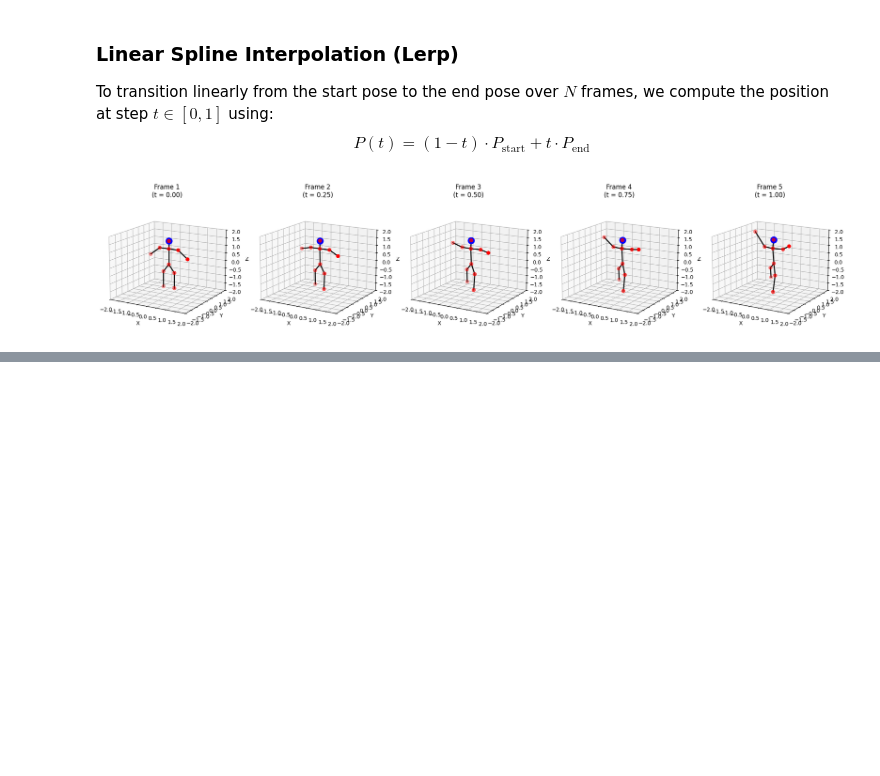
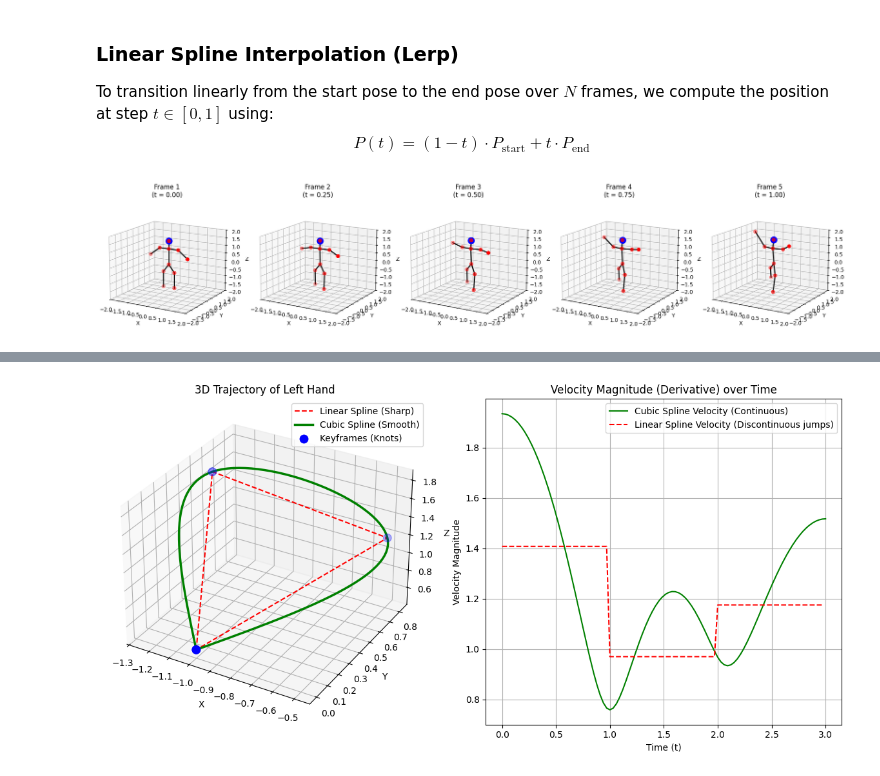
Before and after one commit to nurfnick/Numerical_Methods, a Jupyter notebook: Module_5_Interpolation/linearSplinesAnimation.ipynb, the cells around one changed output, grey strips where cells are left out. Saved outputs shown, nothing was run; the diff lists cells and outputs as text; code cells hidden in the pictures; blank space fills up the shorter version.

Commit message:
Added a knot smoother

```diff
--- a/Module_5_Interpolation/linearSplinesAnimation.ipynb
+++ b/Module_5_Interpolation/linearSplinesAnimation.ipynb
@@ -97,0 +102,66 @@ plt.show()
+# %%
+import numpy as np
+import matplotlib.pyplot as plt
+from scipy.interpolate import CubicSpline
+
+# Let's define 4 keyframes (knots) for the Left Hand (Joint 4) to trace a trajectory
+# Knots representing the position of the hand at times t = 0, 1, 2, 3
+t_knots = np.array([0, 1, 2, 3])
+hand_positions = np.array([
+    [-1.0, 0.0, 0.5],  # Keyframe 0 (Low)
+    [-1.2, 0.5, 1.8],  # Keyframe 1 (High wave)
+    [-0.5, 0.8, 1.2],  # Keyframe 2 (Forward reach)
+    [-1.0, 0.0, 0.5]   # Keyframe 3 (Back to low)
+])
+
+# Generate dense time values for smooth plotting
+t_dense = np.linspace(0, 3, 100)
+
+# 1. Linear Spline Interpolation
+linear_trajectory = np.zeros((len(t_dense), 3))
+for dim in range(3):
+    linear_trajectory[:, dim] = np.interp(t_dense, t_knots, hand_positions[:, dim])
+
+# 2. Cubic Spline Interpolation (Ensures continuous 1st & 2nd derivatives)
+cs = CubicSpline(t_knots, hand_positions, bc_type='natural')
+cubic_trajectory = cs(t_dense)
+
+# Plotting the comparisons in 3D
+fig = plt.figure(figsize=(12, 6))
+ax = fig.add_subplot(1, 2, 1, projection='3d')
+
+# Linear trajectory (sharp corners)
+ax.plot(linear_trajectory[:, 0], linear_trajectory[:, 1], linear_trajectory[:, 2], 'r--', label='Linear Spline (Sharp)')
+# Cubic trajectory (smooth curves)
+ax.plot(cubic_trajectory[:, 0], cubic_trajectory[:, 1], cubic_trajectory[:, 2], 'g-', linewidth=2.5, label='Cubic Spline (Smooth)')
+# Knots / Keyframes
+ax.scatter(hand_positions[:, 0], hand_positions[:, 1], hand_positions[:, 2], color='blue', s=80, zorder=5, label='Keyframes (Knots)')
+
+ax.set_title("3D Trajectory of Left Hand")
+ax.set_xlabel("X")
+ax.set_ylabel("Y")
+ax.set_zlabel("Z")
+ax.legend()
+
+# Let's plot the derivatives (velocity magnitude) to prove differentiability
+# Derivative of Cubic Spline is easily retrieved using the built-in derivative
+vel_cubic = cs.derivative()(t_dense)
+vel_cubic_mag = np.linalg.norm(vel_cubic, axis=1)
+
+# Numerical derivative for Linear Spline
+vel_linear = np.diff(linear_trajectory, axis=0) / (t_dense[1] - t_dense[0])
+vel_linear_mag = np.linalg.norm(vel_linear, axis=1)
+
+ax2 = fig.add_subplot(1, 2, 2)
+ax2.plot(t_dense, vel_cubic_mag, 'g-', label='Cubic Spline Velocity (Continuous)')
+ax2.plot(t_dense[:-1], vel_linear_mag, 'r--', label='Linear Spline Velocity (Discontinuous jumps)')
+ax2.set_title("Velocity Magnitude (Derivative) over Time")
+ax2.set_xlabel("Time (t)")
+ax2.set_ylabel("Velocity Magnitude")
+ax2.grid(True)
+ax2.legend()
+
+plt.tight_layout()
+plt.show()
+# %% [output]
+[figure, added]
```
Also changed, not shown: parts of 1 cell of this notebook.
